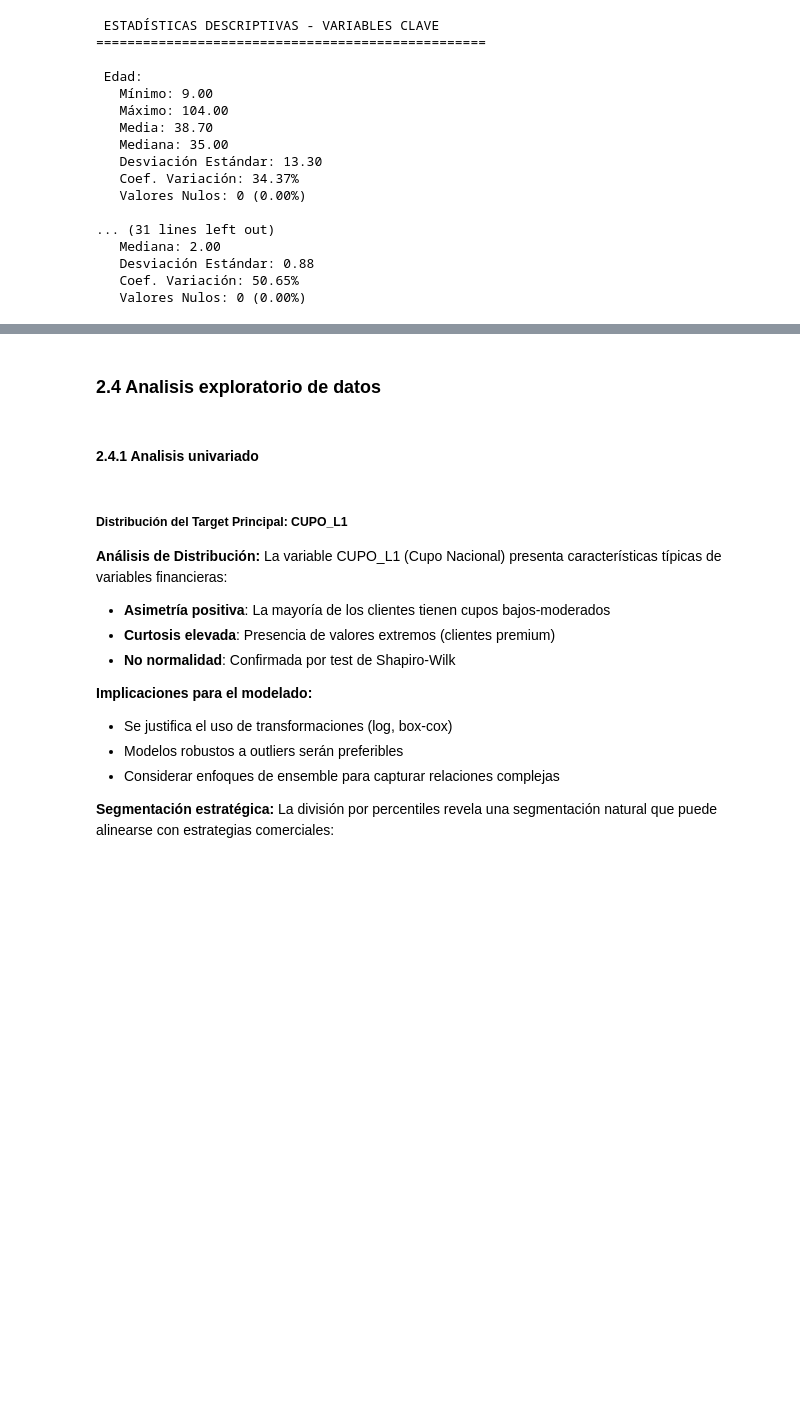
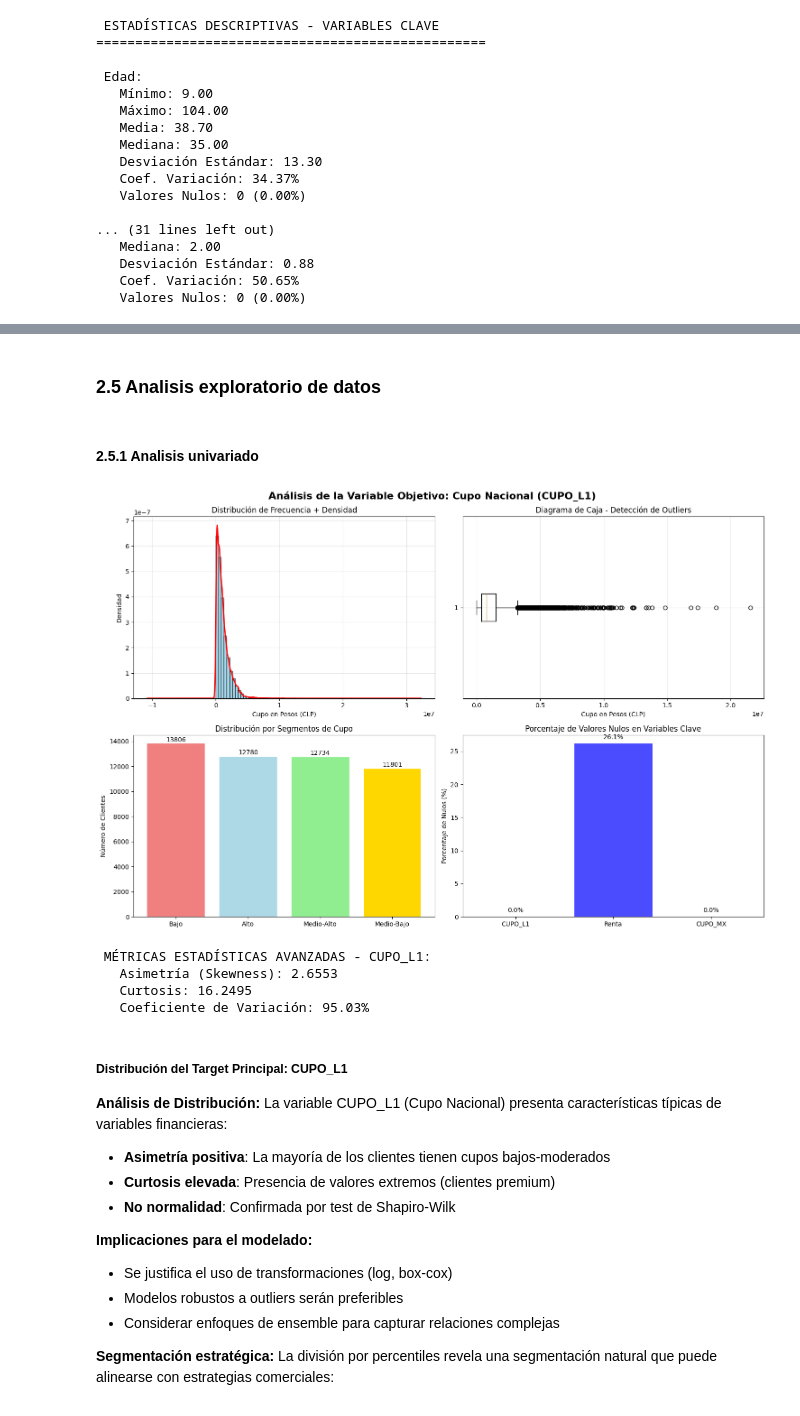
Before and after one commit to 4mnesia/MachineLearningRepo, a Jupyter notebook: Entrega3_ML.ipynb, the cells around one changed output, grey strips where cells are left out. Cells and saved outputs as stored; diff of their text form; code cells hidden in the pictures; blank space fills up the shorter version.

```diff
--- a/Entrega3_ML.ipynb
+++ b/Entrega3_ML.ipynb
@@ -422,7 +586,76 @@ for var in variables_analisis:
 # %% [markdown]
-### 2.4 Analisis exploratorio de datos
+### 2.5 Analisis exploratorio de datos
 # %% [markdown]
-#### 2.4.1 Analisis univariado
+#### 2.5.1 Analisis univariado
+# %%
+# Configuración de visualización
+plt.style.use('default')
+sns.set_palette("husl")
+
+fig, axes = plt.subplots(2, 2, figsize=(15, 10))
+fig.suptitle('Análisis de la Variable Objetivo: Cupo Nacional (CUPO_L1)',
+             fontsize=16, fontweight='bold')
+
+# Histograma con curva de densidad
+axes[0,0].hist(df_eda['CUPO_L1'].dropna(), bins=50, alpha=0.7, color='skyblue',
+               edgecolor='black', density=True)
+df_eda['CUPO_L1'].dropna().plot(kind='density', ax=axes[0,0], color='red', linewidth=2)
+axes[0,0].set_title('Distribución de Frecuencia + Densidad')
+axes[0,0].set_xlabel('Cupo en Pesos (CLP)')
+axes[0,0].set_ylabel('Densidad')
+axes[0,0].grid(True, alpha=0.3)
+
+# Boxplot para detección de outliers
+axes[0,1].boxplot(df_eda['CUPO_L1'].dropna(), vert=False)
+axes[0,1].set_title('Diagrama de Caja - Detección de Outliers')
+axes[0,1].set_xlabel('Cupo en Pesos (CLP)')
+axes[0,1].grid(True, alpha=0.3)
+
+# Análisis de segmentos por percentiles
+percentiles = df_eda['CUPO_L1'].dropna().quantile([0.25, 0.5, 0.75, 0.9, 0.95])
+segments = pd.cut(df_eda['CUPO_L1'].dropna(),
+                  bins=[0, percentiles[0.25], percentiles[0.5], percentiles[0.75], df_eda['CUPO_L1'].max()],
+                  labels=['Bajo', 'Medio-Bajo', 'Medio-Alto', 'Alto'])
+segment_counts = segments.value_counts()
+
+axes[1,0].bar(segment_counts.index, segment_counts.values, color=['lightcoral', 'lightblue', 'lightgreen', 'gold'])
+axes[1,0].set_title('Distribución por Segmentos de Cupo')
+axes[1,0].set_ylabel('Número de Clientes')
+for i, v in enumerate(segment_counts.values):
+    axes[1,0].text(i, v + 50, str(v), ha='center', va='bottom')
+
+# Análisis de valores nulos
+null_analysis = pd.DataFrame({
+    'Variable': ['CUPO_L1', 'Renta', 'CUPO_MX'],
+    'Valores_Nulos': [df_eda['CUPO_L1'].isna().sum(), df_eda['Renta'].isna().sum(), df_eda['CUPO_MX'].isna().sum()],
+    'Porcentaje_Nulos': [df_eda['CUPO_L1'].isna().sum()/len(df_eda)*100,
+                        df_eda['Renta'].isna().sum()/len(df_eda)*100,
+                        df_eda['CUPO_MX'].isna().sum()/len(df_eda)*100]
+})
+
+axes[1,1].bar(null_analysis['Variable'], null_analysis['Porcentaje_Nulos'],
+              color=['red', 'blue', 'green'], alpha=0.7)
+axes[1,1].set_title('Porcentaje de Valores Nulos en Variables Clave')
+axes[1,1].set_ylabel('Porcentaje de Nulos (%)')
+for i, v in enumerate(null_analysis['Porcentaje_Nulos']):
+    axes[1,1].text(i, v + 0.5, f'{v:.1f}%', ha='center', va='bottom')
+
+plt.tight_layout()
+plt.show()
+
+# Métricas estadísticas avanzadas
+from scipy import stats
+cupo_clean = df_eda['CUPO_L1'].dropna()
+print(f"\n MÉTRICAS ESTADÍSTICAS AVANZADAS - CUPO_L1:")
+print(f"   Asimetría (Skewness): {stats.skew(cupo_clean):.4f}")
+print(f"   Curtosis: {stats.kurtosis(cupo_clean):.4f}")
+print(f"   Coeficiente de Variación: {(cupo_clean.std()/cupo_clean.mean())*100:.2f}%")
+# %% [output]
+[figure, added]
+ MÉTRICAS ESTADÍSTICAS AVANZADAS - CUPO_L1:
+   Asimetría (Skewness): 2.6553
+   Curtosis: 16.2495
+   Coeficiente de Variación: 95.03%
 # %% [markdown]
 ##### Distribución del Target Principal: CUPO_L1
 
```
Also changed, not shown: parts of 115 cells of this notebook, 20 other files.
